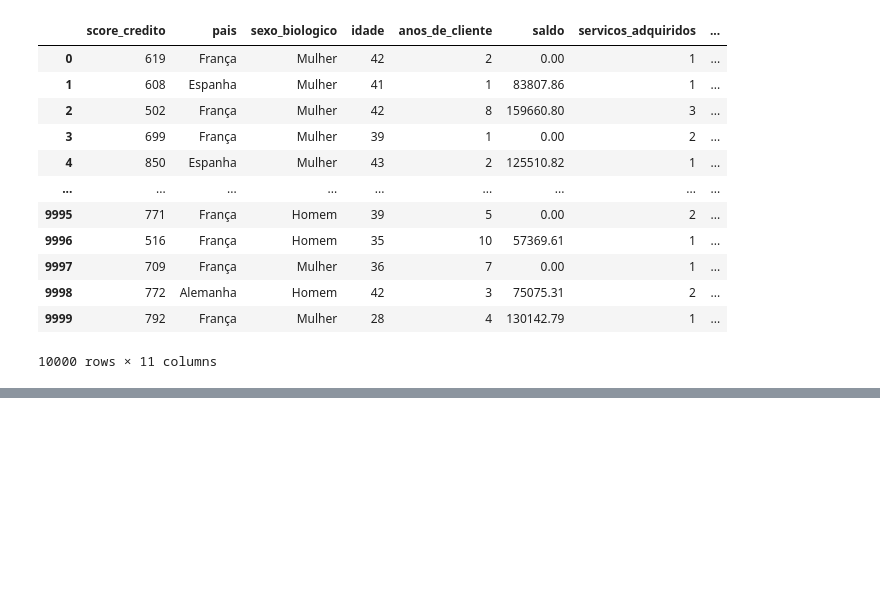
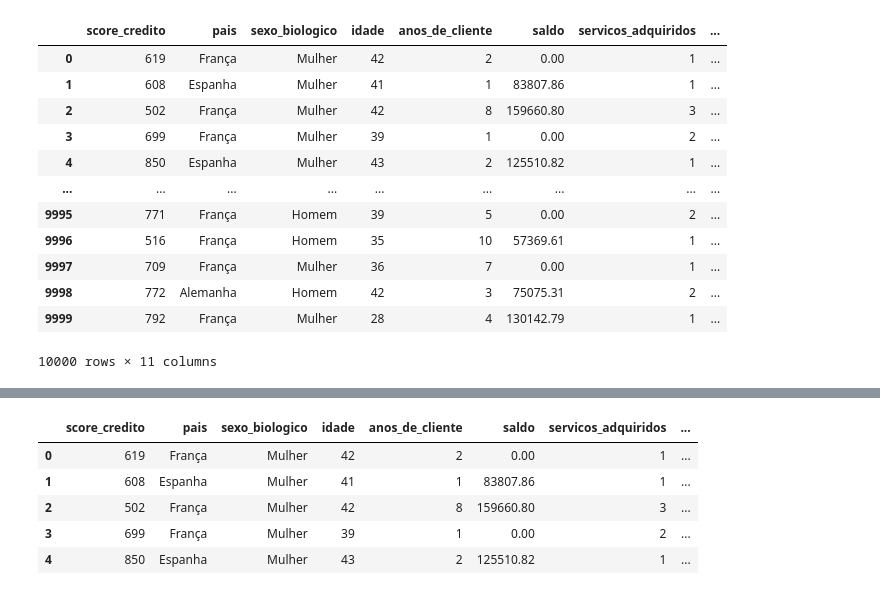
Before and after one commit to Isradias/Classifica--o---aprendendo-a-classificar-dados-com-Machine-Learning, a Jupyter notebook: Desafios_+Hora+da+prática.ipynb, the cells around one changed output, grey strips where cells are left out. Saved outputs shown, nothing was run; the diff lists cells and outputs as text; code cells hidden in the pictures; blank space fills up the shorter version.

```diff
--- a/pratica.ipynb
+++ b/Desafios_+Hora+da+prática.ipynb
@@ -65,8 +73,4 @@ dados
 import plotly.express as px
 # %%
 px.histogram(dados, x='churn')
-# %%
-dados['churn'] = dados['churn'].replace({0: 'não', 1: 'sim'})
-dados['servicos_adquiridos'] = dados['servicos_adquiridos'].astype('string')
-dados['tem_cartao_credito'] = dados['tem_cartao_credito'].astype('string')
 # %%
@@ -91,0 +106,9 @@ px.box(dados, x='salario_estimado', color='churn', boxmode='group')
+# %%
+dados.head()
+# %% [output]
+|  | score_credito | pais | sexo_biologico | idade | anos_de_cliente | saldo | servicos_adquiridos | ... |
+| 0 | 619 | França | Mulher | 42 | 2 | 0.00 | 1 | ... |
+| 1 | 608 | Espanha | Mulher | 41 | 1 | 83807.86 | 1 | ... |
+| 2 | 502 | França | Mulher | 42 | 8 | 159660.80 | 3 | ... |
+| 3 | 699 | França | Mulher | 39 | 1 | 0.00 | 2 | ... |
+| 4 | 850 | Espanha | Mulher | 43 | 2 | 125510.82 | 1 | ... |
```
Also changed, not shown: parts of 35 cells of this notebook, 2 other files.
